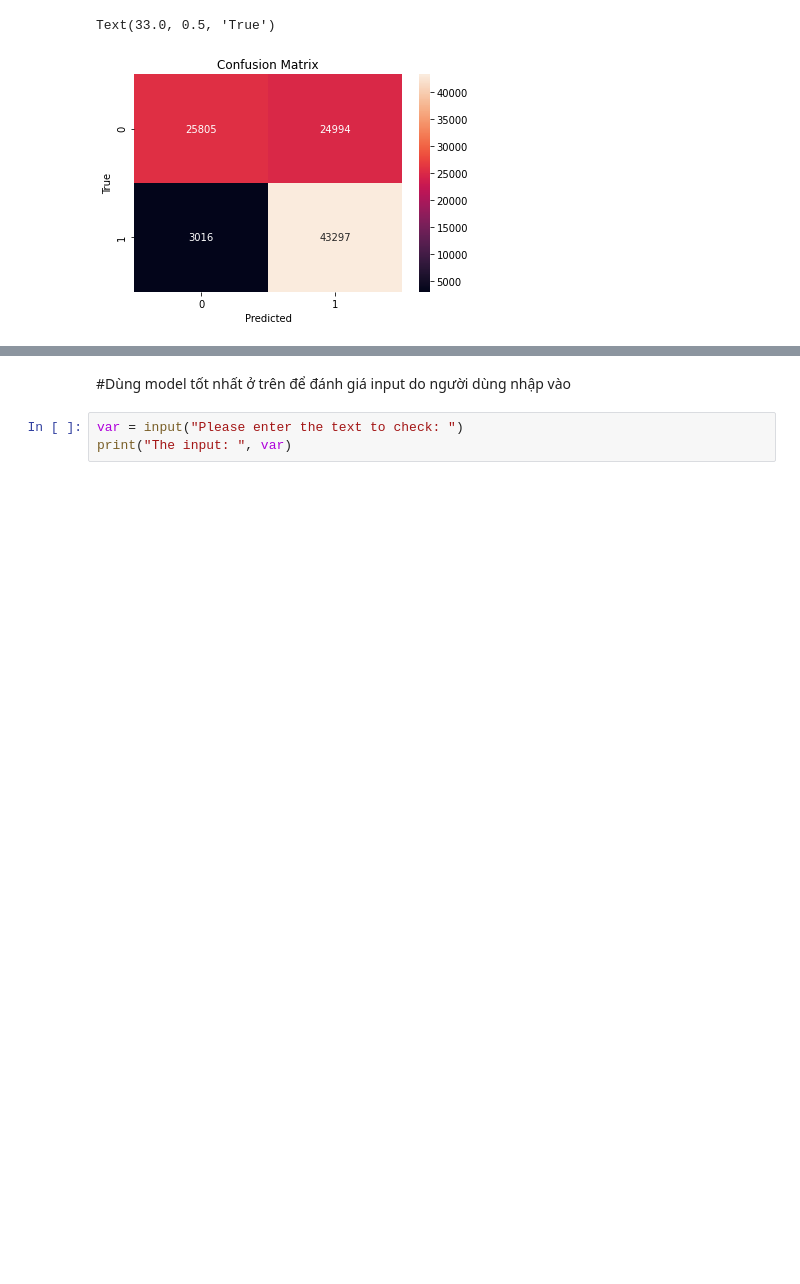
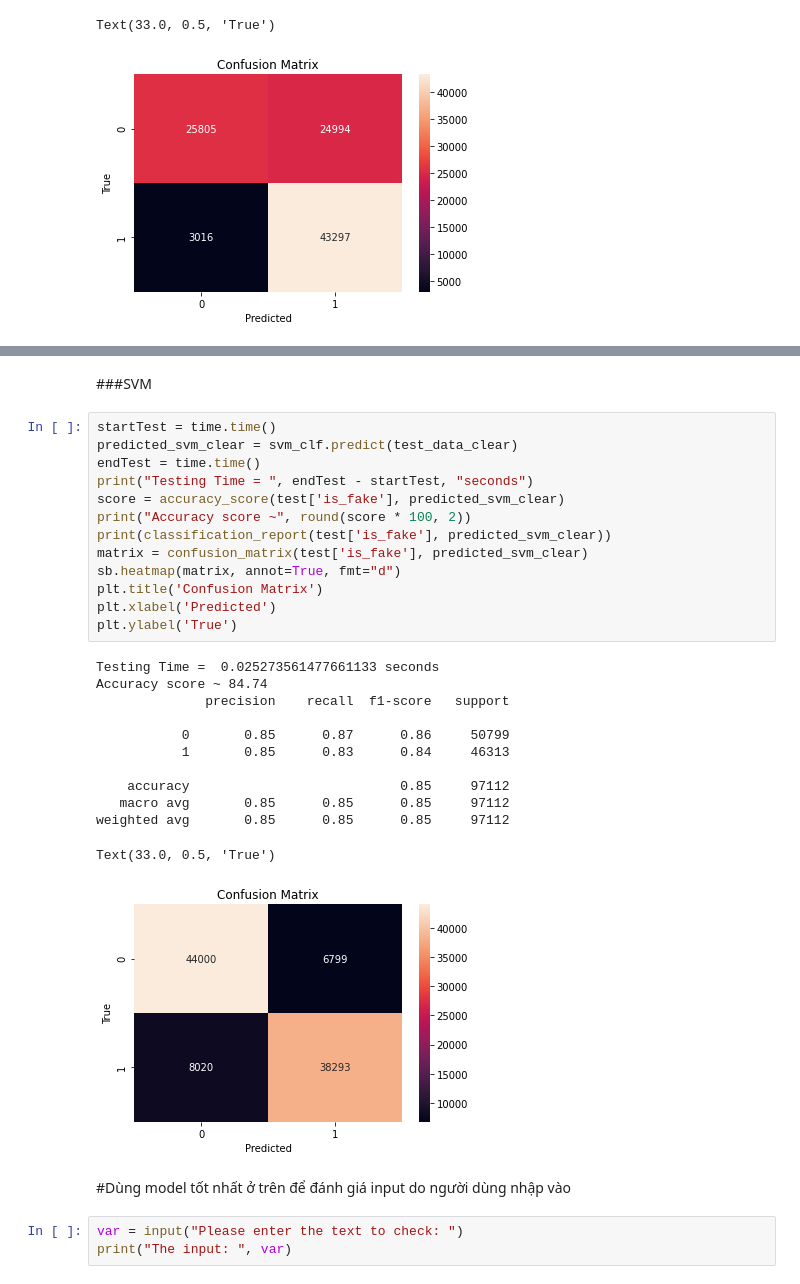
Before and after one commit to dxmai/CS114.L21.KHCL, a Jupyter notebook: FinalProject/FakeNewsDetection_FinalModel.ipynb, the cells around one changed output, grey strips where cells are left out. Drawn from its saved outputs; the diff is of its cells as text; blank space fills up the shorter version.

```diff
--- a/FinalProject/FakeNewsDetection_FinalModel.ipynb
+++ b/FinalProject/FakeNewsDetection_FinalModel.ipynb
@@ -579,3 +645,31 @@ Text(33.0, 0.5, 'True')
+# %% [markdown]
+###SVM
+# %%
+startTest = time.time()
+predicted_svm_clear = svm_clf.predict(test_data_clear)
+endTest = time.time()
+print("Testing Time = ", endTest - startTest, "seconds")
+score = accuracy_score(test['is_fake'], predicted_svm_clear)
+print("Accuracy score ~", round(score * 100, 2))
+print(classification_report(test['is_fake'], predicted_svm_clear))
+matrix = confusion_matrix(test['is_fake'], predicted_svm_clear)
+sb.heatmap(matrix, annot=True, fmt="d")
+plt.title('Confusion Matrix')
+plt.xlabel('Predicted')
+plt.ylabel('True')
+# %% [output]
+Testing Time =  0.025273561477661133 seconds
+Accuracy score ~ 84.74
+              precision    recall  f1-score   support
+
+           0       0.85      0.87      0.86     50799
+           1       0.85      0.83      0.84     46313
+
+    accuracy                           0.85     97112
+   macro avg       0.85      0.85      0.85     97112
+weighted avg       0.85      0.85      0.85     97112
+Text(33.0, 0.5, 'True')
+[figure, added]
 # %% [markdown]
 #Dùng model tốt nhất ở trên để đánh giá input do người dùng nhập vào
 # %%
```
Also changed, not shown: parts of 7 cells of this notebook.
